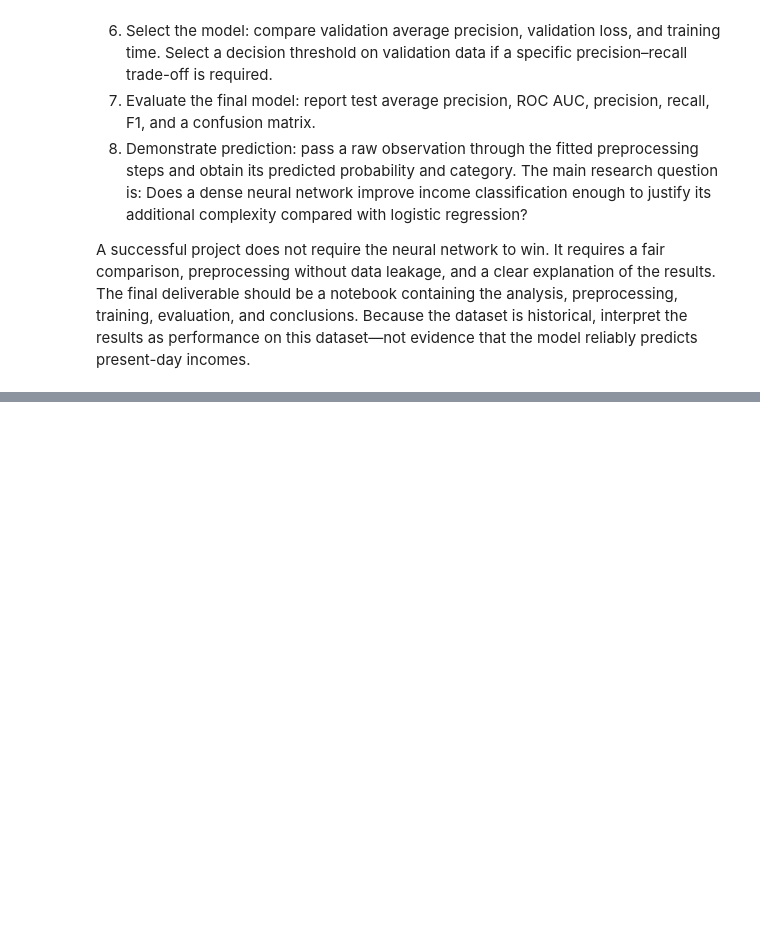
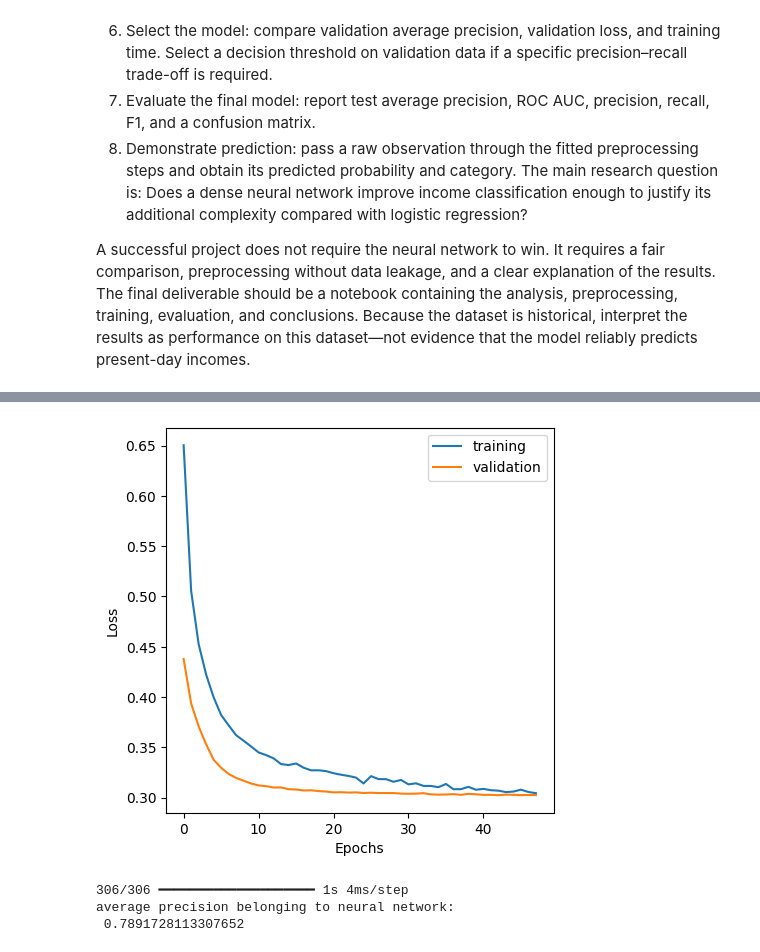
Before and after one commit to kuroshkarimi/Machine-Learning-and-Data-Analysis, a Jupyter notebook: Deep_Learning/Predicting_income_category.ipynb, the cells around one changed output, grey strips where cells are left out. Saved outputs shown, nothing was run; the diff lists cells and outputs as text; code cells hidden in the pictures; blank space fills up the shorter version.

```diff
--- a/Deep_Learning/Predicting_income_category.ipynb
+++ b/Deep_Learning/Predicting_income_category.ipynb
@@ -161,0 +288,37 @@ baseline_prediction
+# %%
+# Neural Network
+
+import tensorflow as tf
+from tensorflow import keras
+from keras.models import Sequential
+from keras.layers import Dense, Input, BatchNormalization, Dropout
+from keras.optimizers import Adam
+from keras.callbacks import EarlyStopping
+
+nn_model = Sequential([
+    Input(shape = (x_train_prepared.shape[1],)),
+    Dense(128, activation = 'relu'),
+    BatchNormalization(),
+    Dropout(0.2),
+    Dense(64, activation = 'relu'),
+    BatchNormalization(),
+    Dropout(0.2),
+    Dense(1, activation = 'sigmoid')
+])
+
+
+nn_model.compile(
+    loss = 'binary_crossentropy',
+    optimizer = Adam(learning_rate = 0.0001),
+    metrics = ['accuracy']
+)
+
+
+HISTORY = nn_model.fit(
+    x_train_prepared,
+    y_train,
+    batch_size = 128,
+    epochs = 100,
+    validation_data = (x_val_prepared, y_val),
+    callbacks = [EarlyStopping(monitor="val_loss", patience = 5, restore_best_weights = True)]
+)
@@ -161,0 +343,20 @@ baseline_prediction
+# %%
+plt.figure(figsize = (5, 5))
+plt.plot(HISTORY.history['loss'], label = 'training')
+plt.plot(HISTORY.history['val_loss'], label = 'validation')
+plt.xlabel('Epochs')
+plt.ylabel('Loss')
+plt.legend()
+plt.show()
+# %% [output]
+[figure, added]
+# %%
+# Evaluating how good the neural network is in ranking the positive predictions
+# above the negative ones using average_precision
+
+nn_prediction = nn_model.predict(x_val_prepared).ravel()
+print('average precision belonging to neural network:\n', average_precision_score(y_val, nn_prediction))
+# %% [output]
+306/306 ━━━━━━━━━━━━━━━━━━━━ 1s 4ms/step
+average precision belonging to neural network:
+ 0.7891728113307652
```
Also changed, not shown: parts of 15 cells of this notebook.
